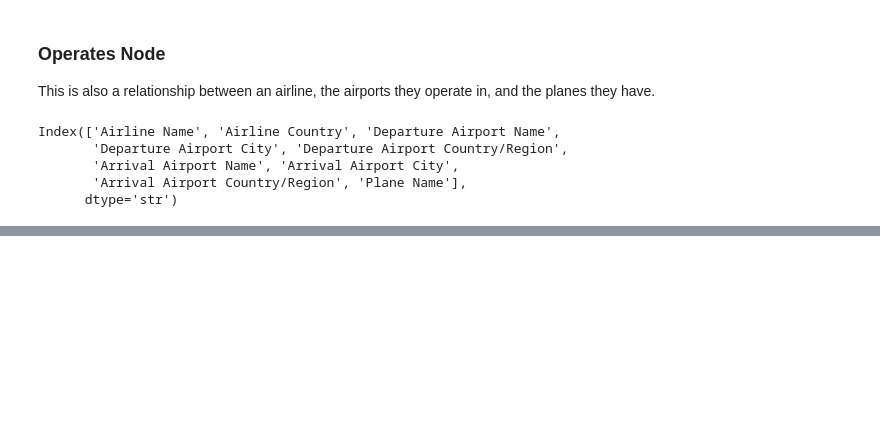
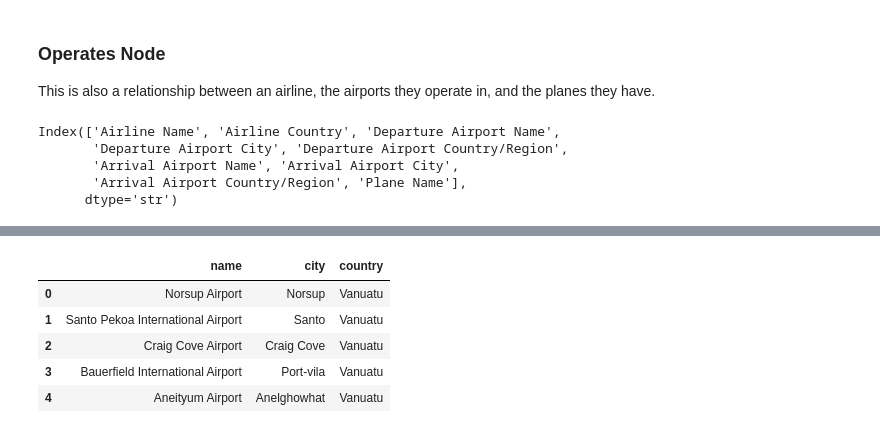
Before and after one commit to juanyeremia/UWA-DataWarehouse-Project2, a Jupyter notebook: project2_etl.ipynb, the cells around one changed output, grey strips where cells are left out. Saved outputs shown, nothing was run; the diff lists cells and outputs as text; code cells hidden in the pictures; blank space fills up the shorter version.

```diff
--- a/project2_etl.ipynb
+++ b/project2_etl.ipynb
@@ -307,8 +307,8 @@ locations.to_csv('./csv_output/locations.csv', index=False)
 ### Aiport Node
 # %%
 #
-dep_airport = df_cleaned[['Departure Airport Name', 'Departure Airport Country/Region']].rename(columns={'Departure Airport Name': 'name', 'Departure Airport Country/Region': 'country'} )
-arr_airport = df_cleaned[['Arrival Airport Name', 'Arrival Airport Country/Region']].rename(columns={'Arrival Airport Name': 'name', 'Arrival Airport Country/Region': 'country'})
+dep_airport = df_cleaned[['Departure Airport Name','Departure Airport City', 'Departure Airport Country/Region']].rename(columns={'Departure Airport Name': 'name', 'Departure Airport City': 'city', 'Departure Airport Country/Region': 'country'} )
+arr_airport = df_cleaned[['Arrival Airport Name','Arrival Airport City', 'Arrival Airport Country/Region']].rename(columns={'Arrival Airport Name': 'name', 'Arrival Airport City': 'city', 'Arrival Airport Country/Region': 'country'})
 
 airports = pd.concat([dep_airport, arr_airport]).drop_duplicates().reset_index(drop=True)
 airports.to_csv('./csv_output/airports.csv', index=False)
@@ -336,0 +346,9 @@ Index(['Airline Name', 'Airline Country', 'Departure Airport Name',
+# %%
+airports.head()
+# %% [output]
+|  | name | city | country |
+| 0 | Norsup Airport | Norsup | Vanuatu |
+| 1 | Santo Pekoa International Airport | Santo | Vanuatu |
+| 2 | Craig Cove Airport | Craig Cove | Vanuatu |
+| 3 | Bauerfield International Airport | Port-vila | Vanuatu |
+| 4 | Aneityum Airport | Anelghowhat | Vanuatu |
```
Also changed, not shown: parts of 5 cells of this notebook, 1 other file.
